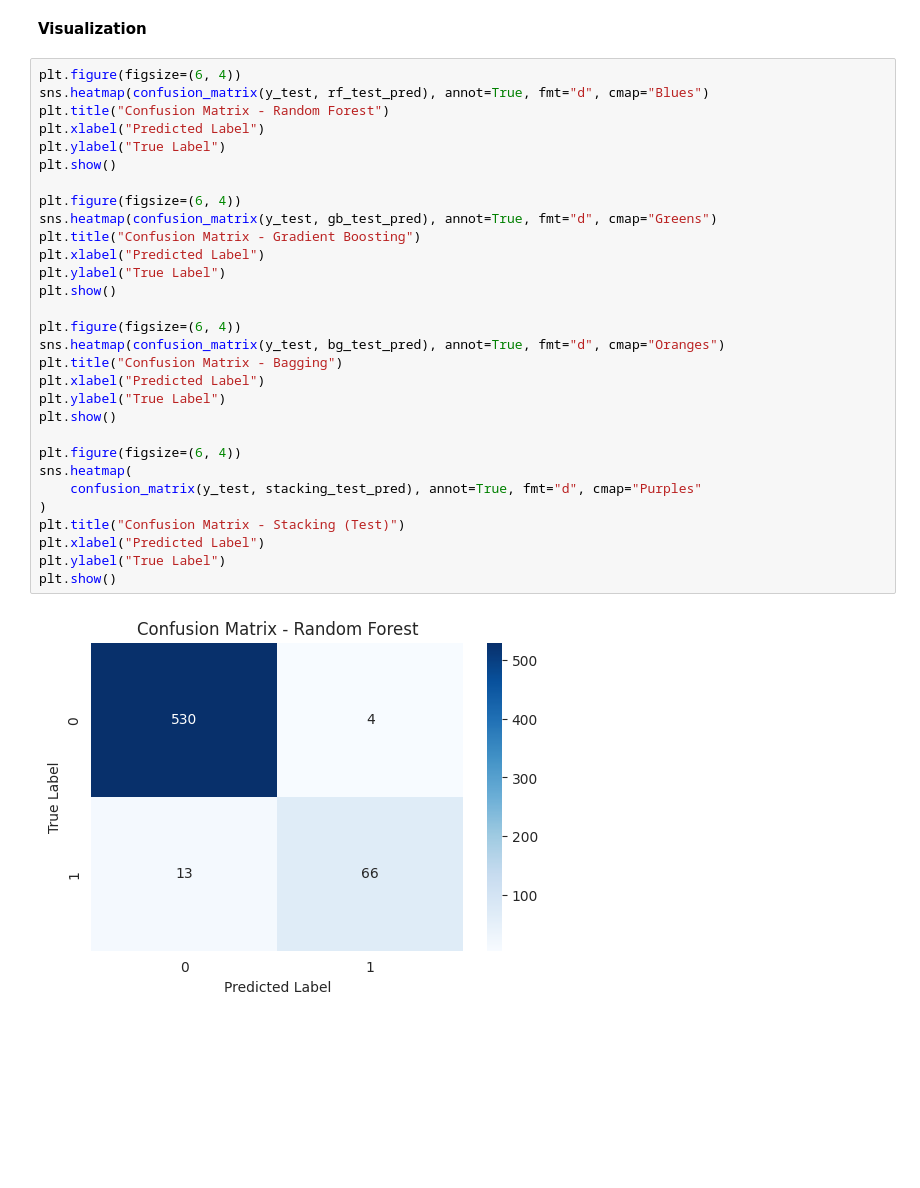
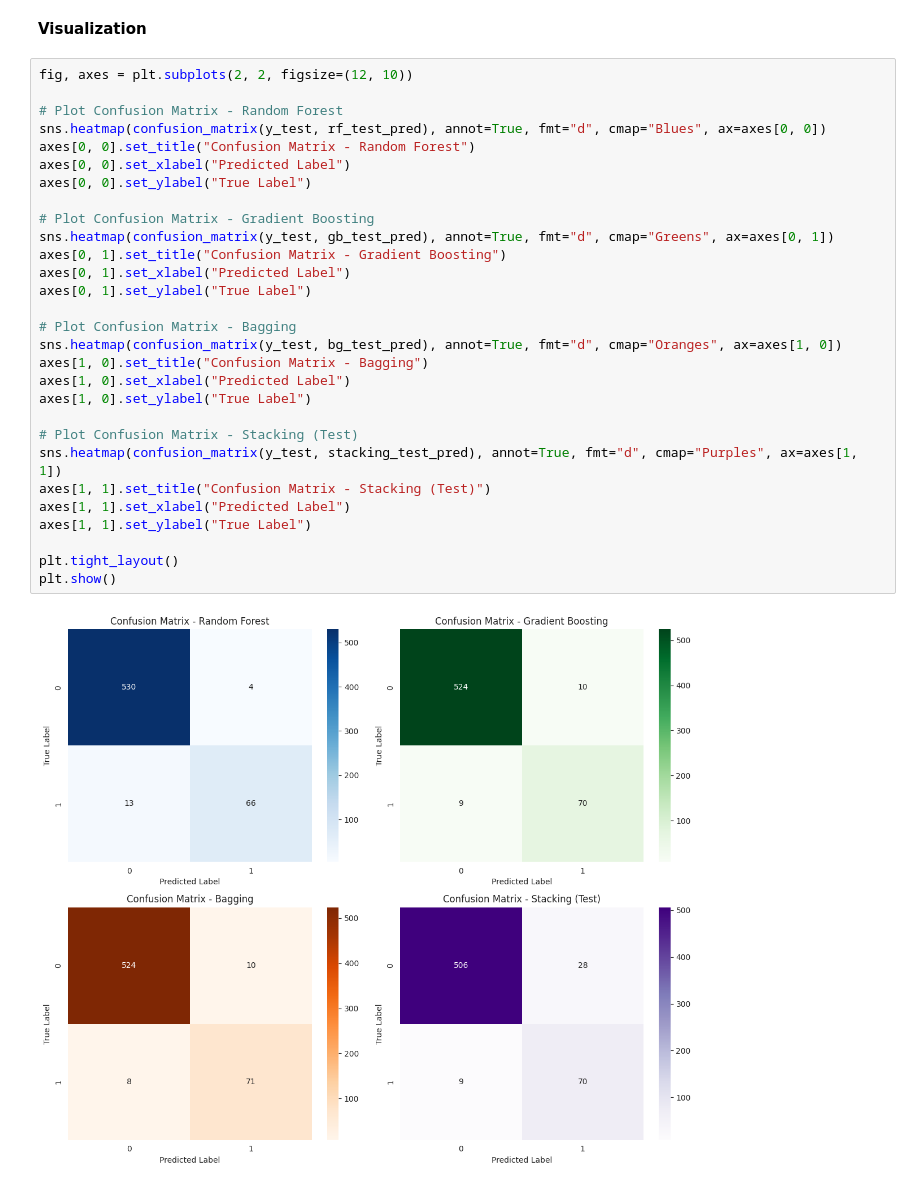
Before and after one commit to chtholine/Machine_Learning_Projects, a Jupyter notebook: ensemble_methods.ipynb, the cells around one changed output. Cells and saved outputs as stored; diff of their text form; blank space fills up the shorter version.

```diff
--- a/ensemble_methods.ipynb
+++ b/ensemble_methods.ipynb
@@ -217,34 +220,33 @@ Stacking accuracy on the test set: 0.9396411092985318
 # %% [markdown]
 **Visualization**
 # %%
-plt.figure(figsize=(6, 4))
-sns.heatmap(confusion_matrix(y_test, rf_test_pred), annot=True, fmt="d", cmap="Blues")
-plt.title("Confusion Matrix - Random Forest")
-plt.xlabel("Predicted Label")
-plt.ylabel("True Label")
+fig, axes = plt.subplots(2, 2, figsize=(12, 10))
+
+# Plot Confusion Matrix - Random Forest
+sns.heatmap(confusion_matrix(y_test, rf_test_pred), annot=True, fmt="d", cmap="Blues", ax=axes[0, 0])
+axes[0, 0].set_title("Confusion Matrix - Random Forest")
+axes[0, 0].set_xlabel("Predicted Label")
+axes[0, 0].set_ylabel("True Label")
+
+# Plot Confusion Matrix - Gradient Boosting
+sns.heatmap(confusion_matrix(y_test, gb_test_pred), annot=True, fmt="d", cmap="Greens", ax=axes[0, 1])
+axes[0, 1].set_title("Confusion Matrix - Gradient Boosting")
+axes[0, 1].set_xlabel("Predicted Label")
+axes[0, 1].set_ylabel("True Label")
+
+# Plot Confusion Matrix - Bagging
+sns.heatmap(confusion_matrix(y_test, bg_test_pred), annot=True, fmt="d", cmap="Oranges", ax=axes[1, 0])
+axes[1, 0].set_title("Confusion Matrix - Bagging")
+axes[1, 0].set_xlabel("Predicted Label")
+axes[1, 0].set_ylabel("True Label")
+
+# Plot Confusion Matrix - Stacking (Test)
+sns.heatmap(confusion_matrix(y_test, stacking_test_pred), annot=True, fmt="d", cmap="Purples", ax=axes[1, 1])
+axes[1, 1].set_title("Confusion Matrix - Stacking (Test)")
+axes[1, 1].set_xlabel("Predicted Label")
+axes[1, 1].set_ylabel("True Label")
+
+plt.tight_layout()
 plt.show()
-
-plt.figure(figsize=(6, 4))
-sns.heatmap(confusion_matrix(y_test, gb_test_pred), annot=True, fmt="d", cmap="Greens")
-plt.title("Confusion Matrix - Gradient Boosting")
-plt.xlabel("Predicted Label")
-plt.ylabel("True Label")
-plt.show()
-
-plt.figure(figsize=(6, 4))
-sns.heatmap(confusion_matrix(y_test, bg_test_pred), annot=True, fmt="d", cmap="Oranges")
-plt.title("Confusion Matrix - Bagging")
-plt.xlabel("Predicted Label")
-plt.ylabel("True Label")
-plt.show()
-
-plt.figure(figsize=(6, 4))
-sns.heatmap(
-    confusion_matrix(y_test, stacking_test_pred), annot=True, fmt="d", cmap="Purples"
-)
-plt.title("Confusion Matrix - Stacking (Test)")
-plt.xlabel("Predicted Label")
-plt.ylabel("True Label")
-plt.show()
 # %% [output]
-[figure, old version]
+[figure, new version]
```
Also changed, not shown: parts of 3 cells of this notebook.
